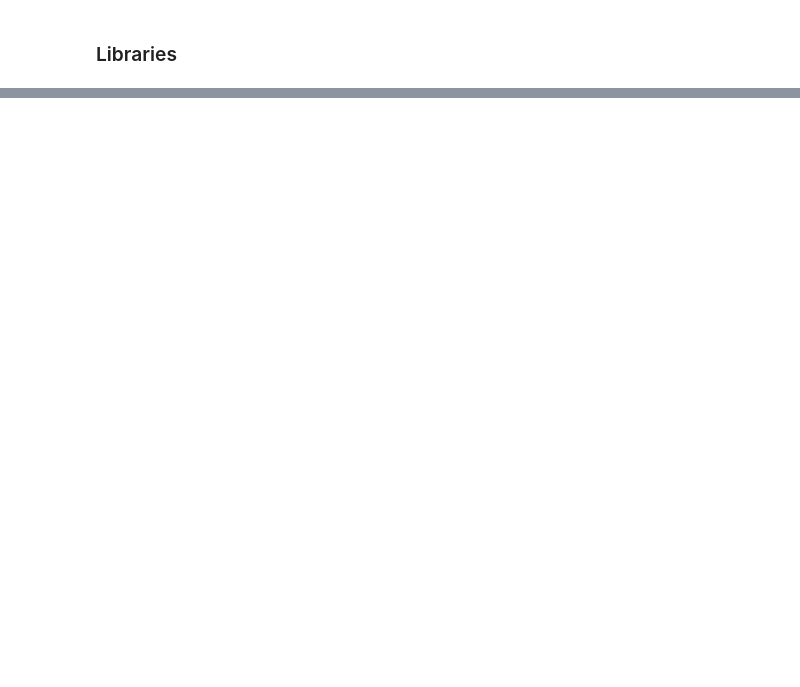
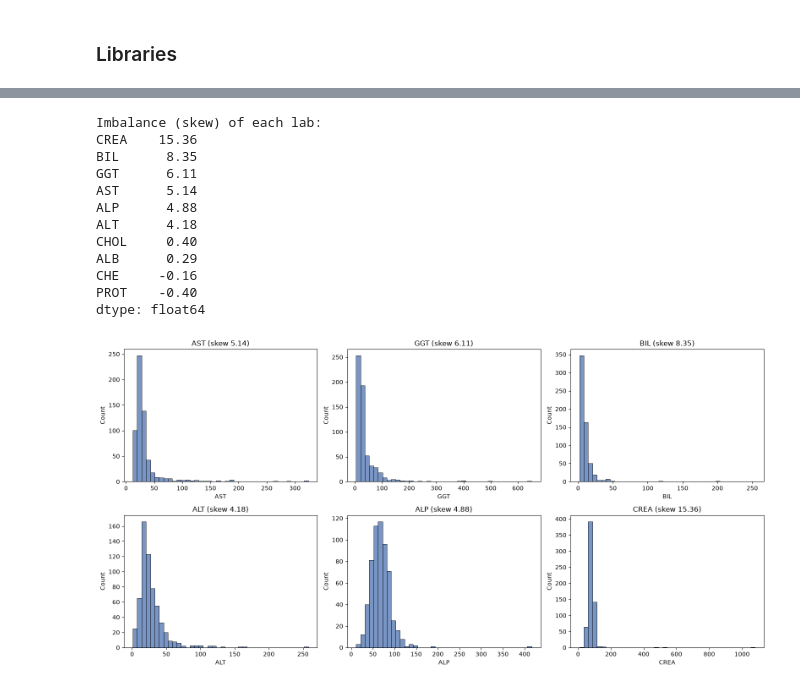
Before and after one commit to Jonathansl17/jarvis, a Jupyter notebook: hepatitis_type_classification/hepatitis_type_classification.ipynb, the cells around one changed output, grey strips where cells are left out. Saved outputs shown, nothing was run; the diff lists cells and outputs as text; code cells hidden in the pictures; blank space fills up the shorter version.

```diff
--- a/hepatitis_type_classification/hepatitis_type_classification.ipynb
+++ b/hepatitis_type_classification/hepatitis_type_classification.ipynb
@@ -115,0 +168,4 @@ To be developed.
+# %%
+# Median of each lab by category
+LABS = ['ALB', 'ALP', 'ALT', 'AST', 'BIL', 'CHE', 'CHOL', 'CREA', 'GGT', 'PROT']
+hepatitis.groupby('Category')[LABS].median().reindex(CLASSES).round(1)
@@ -115,0 +198,27 @@ To be developed.
+# %%
+# Shape of each lab: 0 means a symmetric bell, positive means a tail to the
+# right, and beyond 1 the column is clearly unbalanced
+skewness = hepatitis[LABS].skew().sort_values(ascending=False)
+print("Imbalance (skew) of each lab:")
+print(skewness.round(2))
+
+fig, axes = plt.subplots(2, 3, figsize=(16, 8))
+for ax, lab in zip(axes.ravel(), ['AST', 'GGT', 'BIL', 'ALT', 'ALP', 'CREA']):
+    sns.histplot(hepatitis[lab], bins=40, ax=ax, color='#4c72b0')
+    ax.set_title(lab + ' (skew %.2f)' % skewness[lab])
+plt.tight_layout()
+plt.show()
+# %% [output]
+Imbalance (skew) of each lab:
+CREA    15.36
+BIL      8.35
+GGT      6.11
+AST      5.14
+ALP      4.88
+ALT      4.18
+CHOL     0.40
+ALB      0.29
+CHE     -0.16
+PROT    -0.40
+dtype: float64
+[figure, added]
```
Also changed, not shown: parts of 59 cells of this notebook, 1 other file.
